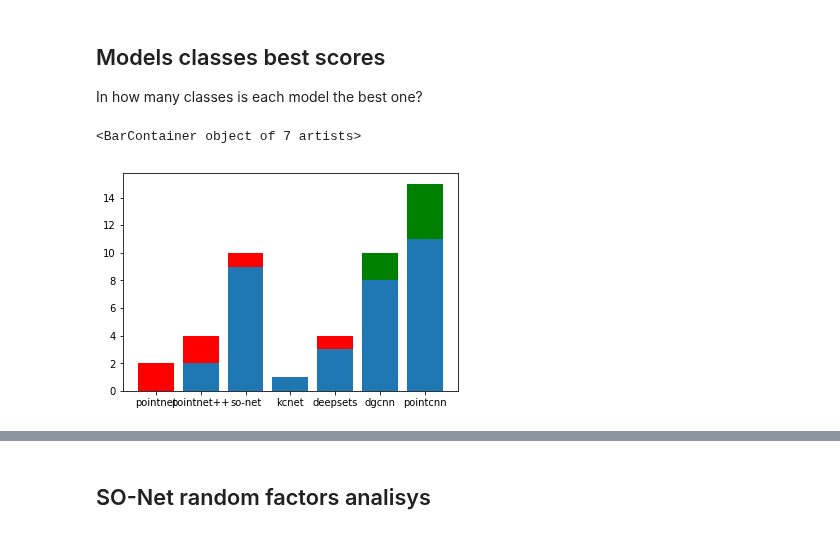
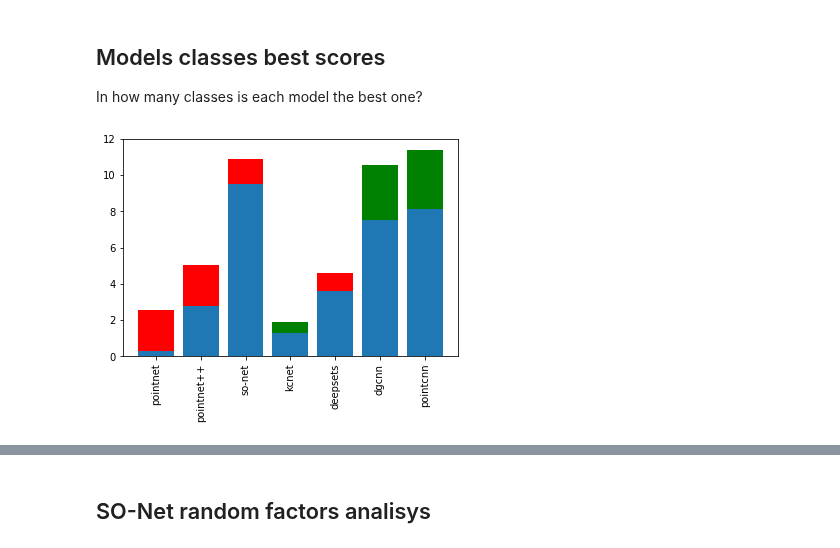
Before and after one commit to dkoguciuk/ensemble_learning_for_point_clouds, a Jupyter notebook: analysis.ipynb, the cells around one changed output, grey strips where cells are left out. Drawn from its saved outputs; the diff is of its cells as text; code cells hidden in the pictures.

```diff
--- a/analysis.ipynb
+++ b/analysis.ipynb
@@ -23,7 +24,8 @@ BASE_MODELS = ['pointnet', 'pointnet++', 'so-net', 'kcnet', 'deepsets', 'dgcnn',
 SONET_BAGGING_MODELS = ['so-net_sz_01', 'so-net_sz_02', 'so-net_sz_03', 'so-net_sz_04', 'so-net_sz_05', 'so-net_sz_06',
                         'so-net_sz_07', 'so-net_sz_08', 'so-net_sz_09', 'so-net_bagging']
 SONET_CONST_MODELS = ['so-net_TTT', 'so-net_FFT', 'so-net_FTF', 'so-net_TFF', 'so-net_TTF', 'so-net_TFT', 'so-net_FTT']
-ALL_MODELS = BASE_MODELS + SONET_BAGGING_MODELS + SONET_CONST_MODELS
+SONET_CLASSIFIER_ENSEMBLE = ['so-net_' + str(i) for i in range(1, 11)]
+ALL_MODELS = BASE_MODELS + SONET_BAGGING_MODELS + SONET_CONST_MODELS + SONET_CLASSIFIER_ENSEMBLE
 
 CLASS_NAMES = ['airplane', 'bathtub', 'bed', 'bench', 'bookshelf', 'bottle', 'bowl',
                'car', 'chair', 'cone', 'cup', 'curtain', 'desk', 'door', 'dresser',
@@ -41,7 +43,7 @@ CLASSES_COUNT = 40
 probabilities = {}
 true_labels = {}
 for model in ALL_MODELS:
-    for dir_name in ['models_reordered', 'models_raw', 'models_bagging', 'models_const']:
+    for dir_name in ['models_reordered', 'models_raw', 'models_bagging', 'models_const', 'models_classifier_ensemble']:
         if os.path.exists(os.path.join(dir_name, model)):
             break
     prob_filepath = os.path.join(os.path.join(dir_name, model), 'probabilities.npy')
@@ -65,12 +67,15 @@ for model in ALL_MODELS:
                       + " but got " + str(np.sum(true_labels[model] == class_idx)))
         assert np.sum(true_labels[model] == class_idx) == CLASS_TEST_INSTANCES[class_idx] or \
           (model=='deepsets' and class_idx==12 and np.sum(true_labels[model] == class_idx) == 85) or \
-          (model=='deepsets' and class_idx==39 and np.sum(true_labels[model] == class_idx) == 19), \
+          (model=='deepsets' and class_idx==39 and np.sum(true_labels[model] == class_idx) == 19) or \
+          (model=='deepsets_ep100' and class_idx==12 and np.sum(true_labels[model] == class_idx) == 85) or \
+          (model=='deepsets_ep100' and class_idx==39 and np.sum(true_labels[model] == class_idx) == 19), \
           error_info
 
 #     assert (probabilities[model].shape[0] == ENSEMBLE_MODELS_NUMBER)
     assert (probabilities[model]['activations'].shape[1] == 2468 or \
-            (model=='deepsets' and probabilities[model]['activations'].shape[1] == 2466))
+            (model=='deepsets' and probabilities[model]['activations'].shape[1] == 2466) or \
+           (model=='deepsets_ep100' and probabilities[model]['activations'].shape[1] == 2466))
     assert (probabilities[model]['activations'].shape[2] == CLASSES_COUNT)
 # %% [markdown]
 ## Caclulate statistics
@@ -404,24 +525,33 @@ In how many classes is each model the best one?
 # %%
 ind = np.arange(len(BASE_MODELS))
 models_wins_plain = {x: 0 for x in BASE_MODELS}
 models_wins_ensemble = {x: 0 for x in BASE_MODELS}
 for idx in range(CLASSES_COUNT):
     class_plain_mean = sorted([(acc_stats_base_models[x][1]['class_accs'][idx]['mean'], x) for x in BASE_MODELS],
                               key=lambda x: x[0])
     class_ensemble_mean = sorted([(acc_stats_base_models[x][10]['class_accs'][idx]['mean'], x) for x in BASE_MODELS],
                                  key=lambda x: x[0])
-    models_wins_plain[class_plain_mean[-1][1]] += 1
-    models_wins_ensemble[class_ensemble_mean[-1][1]] += 1
+    num_winners = 0.
+    for j in range(len(class_plain_mean)):
+        if class_plain_mean[-1][0] == class_plain_mean[j][0]:
+            num_winners += 1.
+    for j in range(len(class_plain_mean)):
+        if class_plain_mean[-1][0] == class_plain_mean[j][0]:
+            models_wins_plain[class_plain_mean[j][1]] += 1./num_winners
+            models_wins_ensemble[class_ensemble_mean[j][1]] += 1./num_winners
 
     base = [models_wins_plain[x] for x in BASE_MODELS]
 
 plt.bar(ind, base, tick_label=BASE_MODELS)
 diff = [models_wins_ensemble[x] - models_wins_plain[x] for x in BASE_MODELS]
 diff_up = [x if x>0 else 0 for x in diff]
 diff_down = [x if x<0 else 0 for x in diff]
 plt.bar(ind, diff_up, color='g', bottom=base, tick_label=BASE_MODELS)
 plt.bar(ind, diff_down, color='r', bottom=base, tick_label=BASE_MODELS)
+plt.ylim((0.0, 12.0))
+plt.yticks(fontsize=10)
+plt.xticks(rotation=90, fontsize=10)
+plt.savefig('whos_the_best.png', bbox_inches='tight')
 # %% [output]
-<BarContainer object of 7 artists>
-[figure, old version]
+[figure, new version]
 # %%
```
Also changed, not shown: parts of 29 cells of this notebook, 26 other files.
